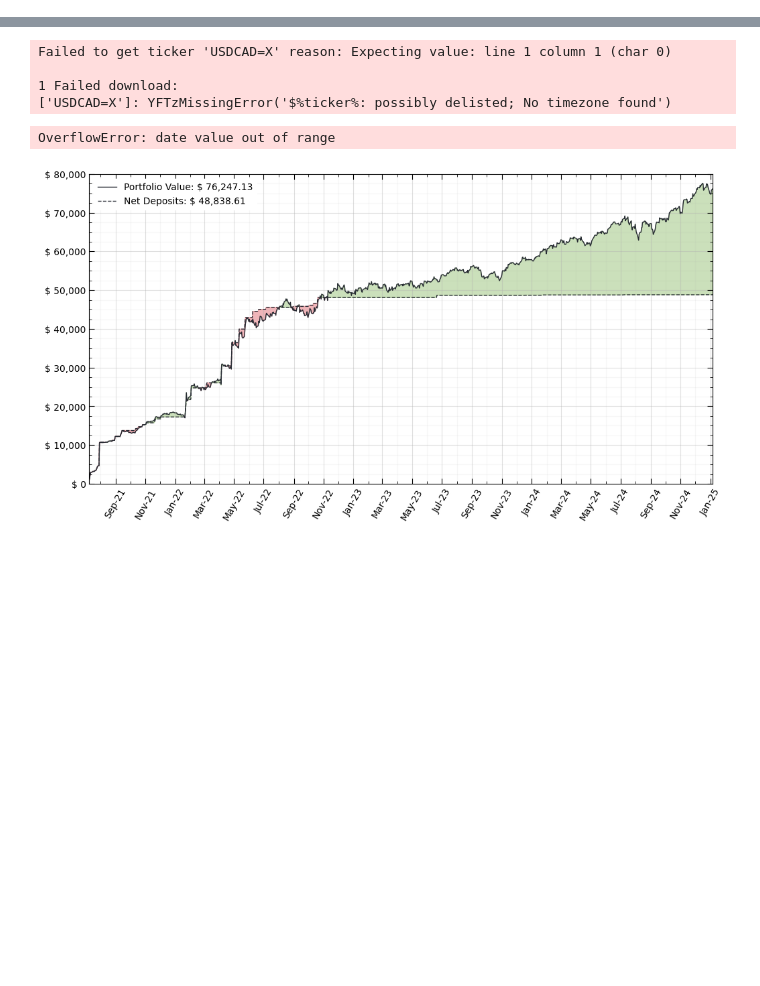
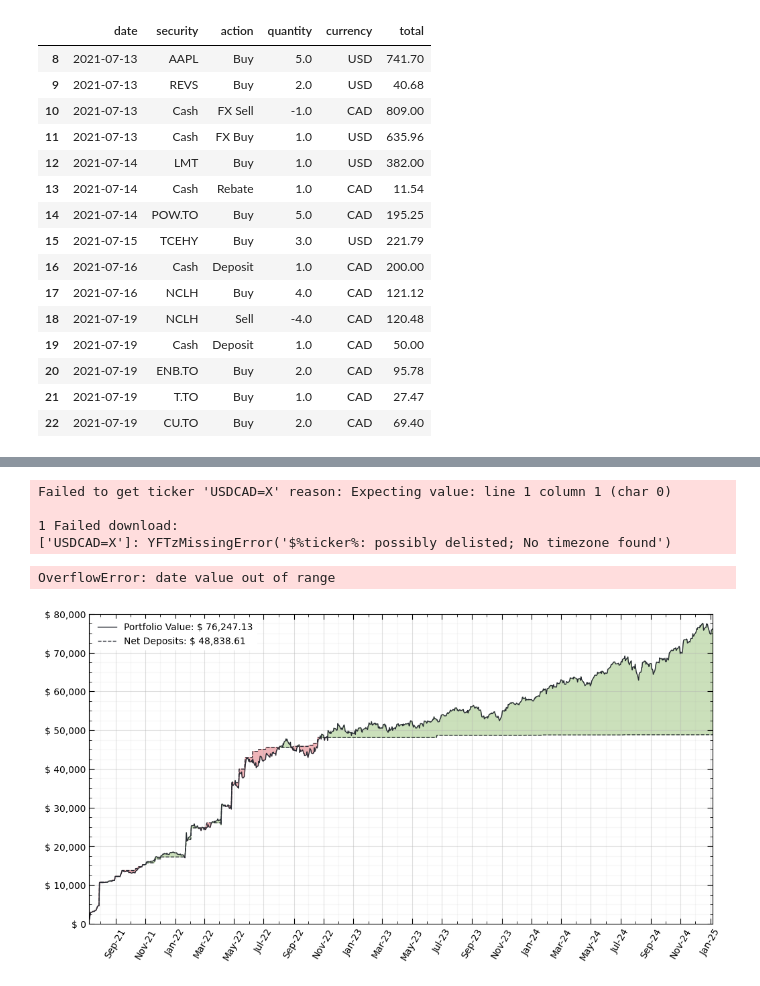
Before and after one commit to JakubStacho/portfolio-tracker, a Jupyter notebook: portfolio-tracker.ipynb, the cells around one changed output, grey strips where cells are left out. Cells and saved outputs as stored; diff of their text form; code cells hidden in the pictures; blank space fills up the shorter version.

```diff
--- a/portfolio-tracker.ipynb
+++ b/portfolio-tracker.ipynb
@@ -19,0 +27,2 @@ yfinance: pandas_datareader support is deprecated & semi-broken so will be remov
+# %%
+transactions = Transactions(transaction_file)
@@ -19,0 +72,19 @@ yfinance: pandas_datareader support is deprecated & semi-broken so will be remov
+# %%
+transactions.transactions_df[transactions.transactions_df['date'].between(start_date, end_date)].head(25)
+# %% [output]
+|  | date | security | action | quantity | currency | total |
+| 8 | 2021-07-13 | AAPL | Buy | 5.0 | USD | 741.70 |
+| 9 | 2021-07-13 | REVS | Buy | 2.0 | USD | 40.68 |
+| 10 | 2021-07-13 | Cash | FX Sell | -1.0 | CAD | 809.00 |
+| 11 | 2021-07-13 | Cash | FX Buy | 1.0 | USD | 635.96 |
+| 12 | 2021-07-14 | LMT | Buy | 1.0 | USD | 382.00 |
+| 13 | 2021-07-14 | Cash | Rebate | 1.0 | CAD | 11.54 |
+| 14 | 2021-07-14 | POW.TO | Buy | 5.0 | CAD | 195.25 |
+| 15 | 2021-07-15 | TCEHY | Buy | 3.0 | USD | 221.79 |
+| 16 | 2021-07-16 | Cash | Deposit | 1.0 | CAD | 200.00 |
+| 17 | 2021-07-16 | NCLH | Buy | 4.0 | CAD | 121.12 |
+| 18 | 2021-07-19 | NCLH | Sell | -4.0 | CAD | 120.48 |
+| 19 | 2021-07-19 | Cash | Deposit | 1.0 | CAD | 50.00 |
+| 20 | 2021-07-19 | ENB.TO | Buy | 2.0 | CAD | 95.78 |
+| 21 | 2021-07-19 | T.TO | Buy | 1.0 | CAD | 27.47 |
+| 22 | 2021-07-19 | CU.TO | Buy | 2.0 | CAD | 69.40 |
```
Also changed, not shown: parts of 29 cells of this notebook, 9 other files.
